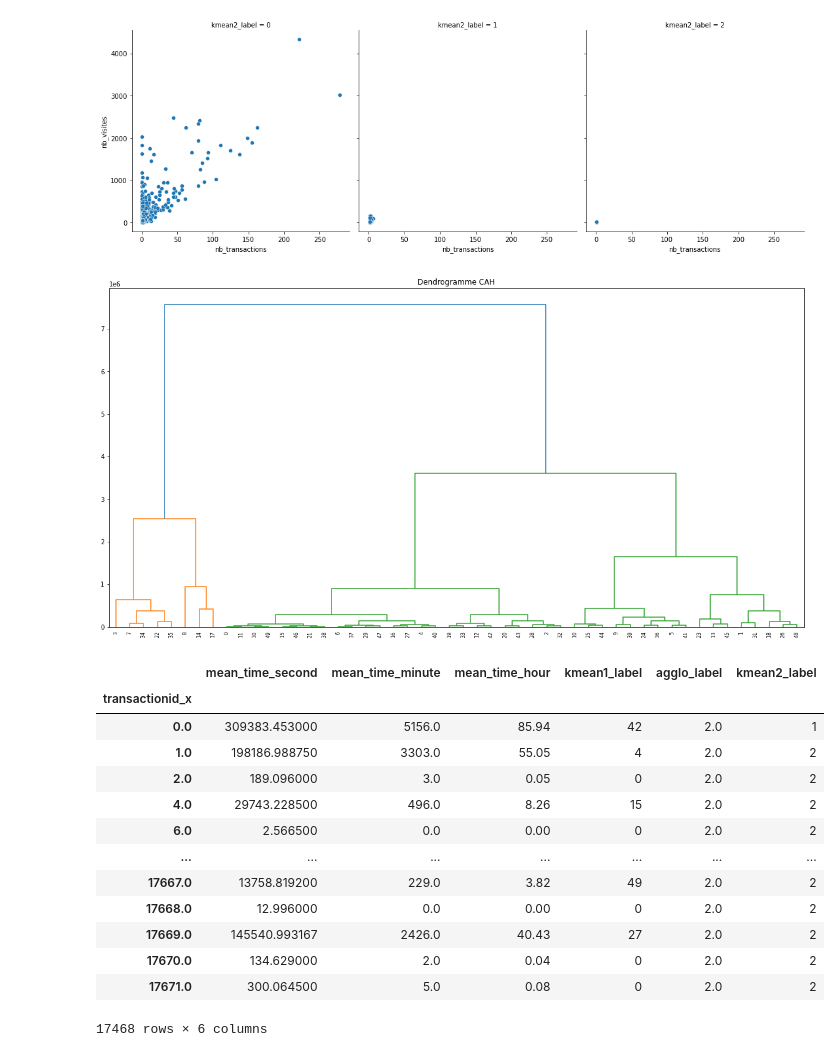
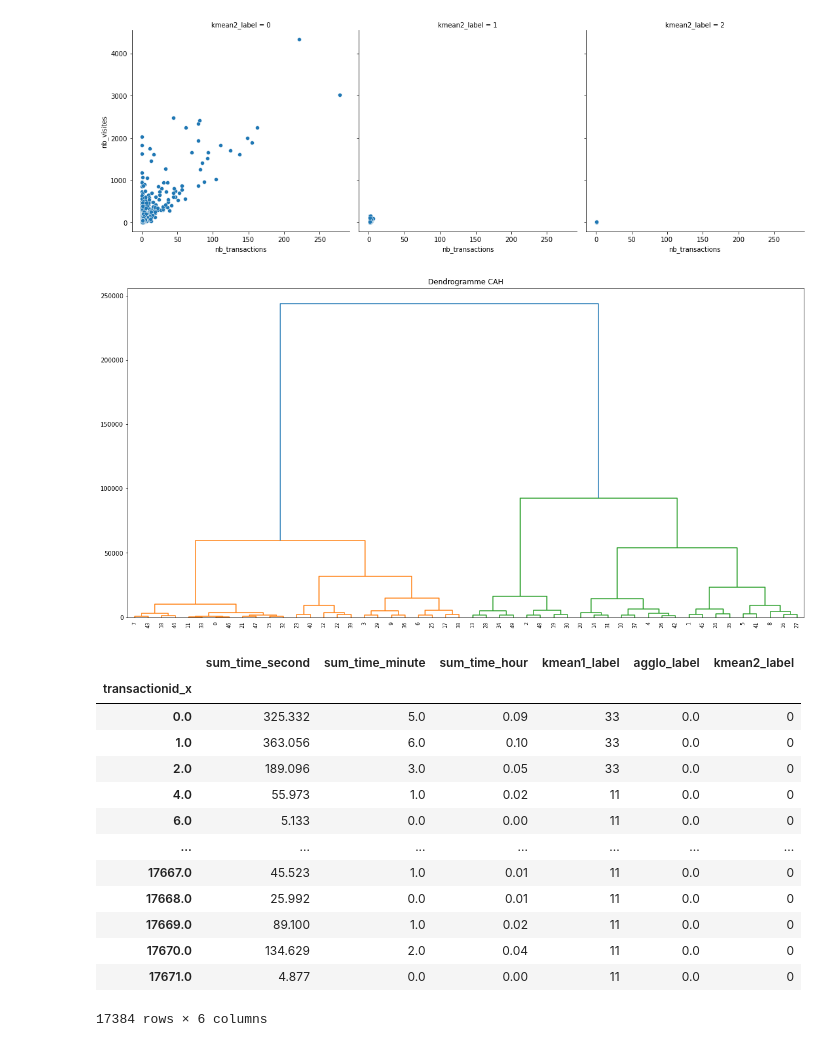
Before and after one commit to soopajot/eCommerce_Customer_Behavior, a Jupyter notebook: time_transactions_visiteurs_clustering.ipynb, the cells around one changed output. Drawn from its saved outputs; the diff is of its cells as text; code cells hidden in the pictures.

```diff
--- a/time_transactions_visiteurs_clustering.ipynb
+++ b/time_transactions_visiteurs_clustering.ipynb
@@ -38,13 +38,18 @@ inner_merged_total = inner_merged_total.sort_values(by=['visitorid','date_x','da
 inner_merged_total['event_diff_second'] = inner_merged_total['date_x'] - inner_merged_total['date_y']
 inner_merged_total['event_diff_second'] = inner_merged_total['event_diff_second'] / np.timedelta64(1, 's')
 
+# 24h
 transaction_24h = inner_merged_total.loc[inner_merged_total['event_diff_second'] < 86400]
 transaction_made_24h = transaction_24h.loc[inner_merged_total['itemid_x'] == inner_merged_total['itemid_y']]
 
 # Supprimer certaines colonnes
 transaction_made_24h = transaction_made_24h.drop(['timestamp_x','timestamp_y','transactionid_y'], axis=1)
+
+# Supprimer des events après transactions
+transaction_made_24h = transaction_made_24h.loc[transaction_made_24h.event_diff_second >= 0]
 transaction_made_24h
 
+# VERIFICATION
 #transaction_made_24h.loc[transaction_made_24h.transactionid_x == 9725]
 # %% [output]
 |  | visitorid | event_x | itemid_x | transactionid_x | date_x | event_y | itemid_y | date_y | event_diff_second |
@@ -151,8 +170,4 @@ time_mean_transaction.sort_values('mean_time_minute', ascending=True)
 # %%
-# Calculer le temps moyen sur transaction par acheteur
-time_mean_visitor = time_mean_transaction.groupby(by=['visitorid']).mean()
-time_mean_visitor
-
 # Nombre de visites
 stats = df.groupby('visitorid').agg({'visitorid':'count'})
 stats = stats.rename(columns={"visitorid": "nb_visites"})
@@ -181,12 +196,22 @@ stats = pd.merge(stats, items, left_index=True, right_index=True, how='left')
 stats = stats.rename(columns={"itemid": "nb_items_bought"})
 
 # Merge avec temps moyen passé
-stats = pd.merge(stats, time_mean_visitor, left_index=True, right_index=True, how='left')
+stats = pd.merge(stats, time_sum_visitor, left_index=True, right_index=True, how='left')
 stats = stats.fillna(0)
 stats = stats.sort_values('nb_transactions', ascending=False)
 
 # Supprimer le visiteur 1150086
 stats = stats.drop(stats.head(1).index)
-stats = stats.sort_values('mean_time_minute', ascending=True)
+stats = stats.sort_values('sum_time_minute', ascending=False)
+
+# Temps moyen transaction
+stats['mean_time_tran_sec'] = stats['sum_time_second'] / stats['nb_transactions']
+stats = stats.fillna(0)
+stats['mean_time_tran_minute'] = round(stats['mean_time_tran_sec']/60)
+stats['mean_time_tran_hour'] = round(stats['mean_time_tran_sec']/3600,2)
+
+# VERIFICATION
+#stats.loc[stats.mean_time_tran_sec < 0]
+
 stats
 # %% [output]
@@ -306,55 +326,51 @@ sns.relplot(
 [figure]
 [figure]
 # %%
-# CLUSTERING SUR time_mean_transaction
-time_mean_transaction_clustering = time_mean_transaction.drop(['item_list','visitorid'], axis=1)
-
-# CLUSTERING SUR time_mean_transaction_clustering
-
-k1 = KMeans(n_clusters=50).fit(time_mean_transaction_clustering)
+# CLUSTERING SUR time_sum_tran
+k1 = KMeans(n_clusters=50).fit(time_sum_tran)
 plt.figure(figsize=(20, 10))
 Z = linkage(k1.cluster_centers_, method='ward', metric='euclidean')
 plt.title("Dendrogramme CAH")
 dendrogram(Z, leaf_rotation=90.)
 plt.show()
 
 # AGGLOMERATIVECLUSTERING PAR 3
 ac = AgglomerativeClustering(n_clusters = 3).fit(k1.cluster_centers_)
 cd = pd.DataFrame(k1.cluster_centers_)
 
-time_mean_transaction_clustering['kmean1_label'] = k1.labels_
+time_sum_tran['kmean1_label'] = k1.labels_
 
 # DATA CLUSTERING
 for i in list(cd.index):
-    time_mean_transaction_clustering.loc[time_mean_transaction_clustering['kmean1_label'] == cd.index[i], 'agglo_label'] = ac.labels_[i]
+    time_sum_tran.loc[time_sum_tran['kmean1_label'] == cd.index[i], 'agglo_label'] = ac.labels_[i]
 
 # GET NEW CENTROIDS = MEAN OF AGGLO 4 LABELS
-new_centroids = time_mean_transaction_clustering.groupby('agglo_label').mean()
-new_time_mean_transaction_clustering = time_mean_transaction_clustering.drop(['agglo_label'], axis=1)
+new_centroids = time_sum_tran.groupby('agglo_label').mean()
+new_time_sum_tran = time_sum_tran.drop(['agglo_label'], axis=1)
 
 k2 = KMeans(n_clusters=3, init=new_centroids)
-k2.fit(new_time_mean_transaction_clustering)
+k2.fit(new_time_sum_tran)
 
 # Centroids and labels
 k2_centroids = k2.cluster_centers_
 k2_labels = k2.labels_
 
-time_mean_transaction_clustering['kmean2_label'] = k2.labels_
-time_mean_transaction_clustering
+time_sum_tran['kmean2_label'] = k2.labels_
+time_sum_tran
 # %% [output]
-[figure, old version]
+[figure, new version]
-|  | mean_time_second | mean_time_minute | mean_time_hour | kmean1_label | agglo_label | kmean2_label |
+|  | sum_time_second | sum_time_minute | sum_time_hour | kmean1_label | agglo_label | kmean2_label |
 | transactionid_x |  |  |  |  |  |  |
-| 0.0 | 309383.453000 | 5156.0 | 85.94 | 42 | 2.0 | 1 |
-| 1.0 | 198186.988750 | 3303.0 | 55.05 | 4 | 2.0 | 2 |
-| 2.0 | 189.096000 | 3.0 | 0.05 | 0 | 2.0 | 2 |
-| 4.0 | 29743.228500 | 496.0 | 8.26 | 15 | 2.0 | 2 |
-| 6.0 | 2.566500 | 0.0 | 0.00 | 0 | 2.0 | 2 |
+| 0.0 | 325.332 | 5.0 | 0.09 | 33 | 0.0 | 0 |
+| 1.0 | 363.056 | 6.0 | 0.10 | 33 | 0.0 | 0 |
+| 2.0 | 189.096 | 3.0 | 0.05 | 33 | 0.0 | 0 |
+| 4.0 | 55.973 | 1.0 | 0.02 | 11 | 0.0 | 0 |
+| 6.0 | 5.133 | 0.0 | 0.00 | 11 | 0.0 | 0 |
 | ... | ... | ... | ... | ... | ... | ... |
-| 17667.0 | 13758.819200 | 229.0 | 3.82 | 49 | 2.0 | 2 |
-| 17668.0 | 12.996000 | 0.0 | 0.00 | 0 | 2.0 | 2 |
-| 17669.0 | 145540.993167 | 2426.0 | 40.43 | 27 | 2.0 | 2 |
-| 17670.0 | 134.629000 | 2.0 | 0.04 | 0 | 2.0 | 2 |
-| 17671.0 | 300.064500 | 5.0 | 0.08 | 0 | 2.0 | 2 |
+| 17667.0 | 45.523 | 1.0 | 0.01 | 11 | 0.0 | 0 |
+| 17668.0 | 25.992 | 0.0 | 0.01 | 11 | 0.0 | 0 |
+| 17669.0 | 89.100 | 1.0 | 0.02 | 11 | 0.0 | 0 |
+| 17670.0 | 134.629 | 2.0 | 0.04 | 11 | 0.0 | 0 |
+| 17671.0 | 4.877 | 0.0 | 0.00 | 11 | 0.0 | 0 |
-17468 rows × 6 columns
+17384 rows × 6 columns
 # %%
```
Also changed, not shown: parts of 14 cells of this notebook.
